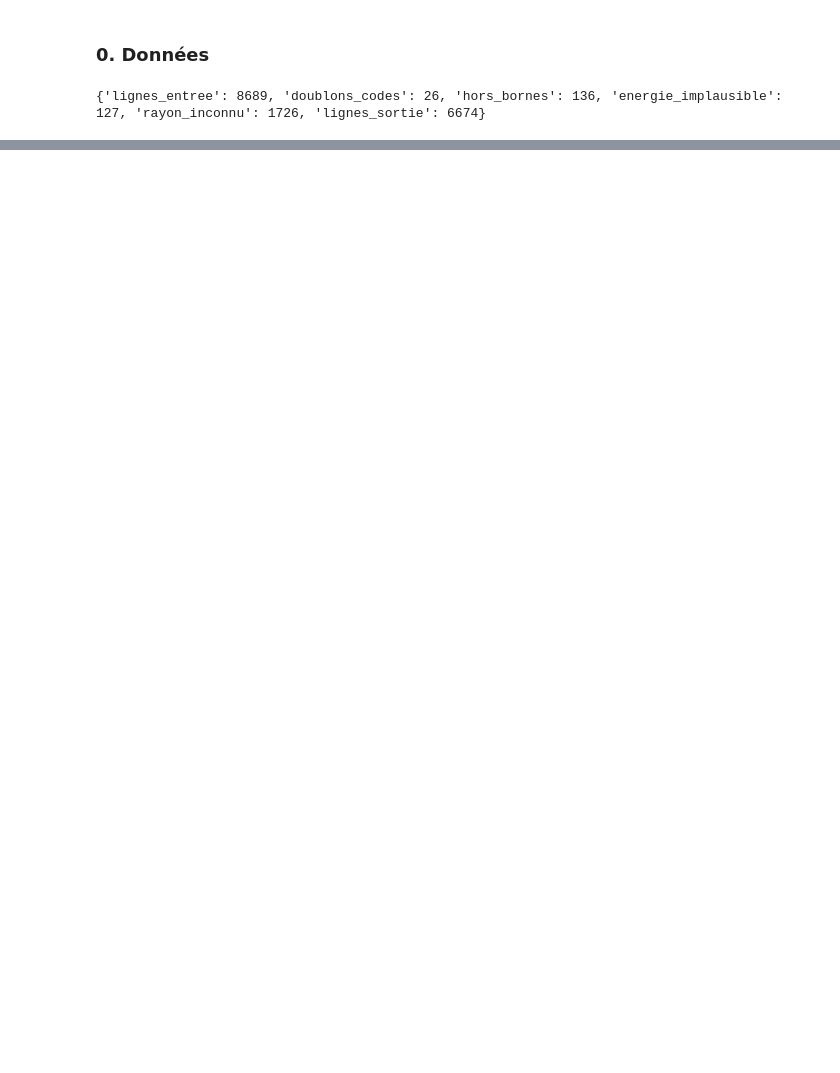
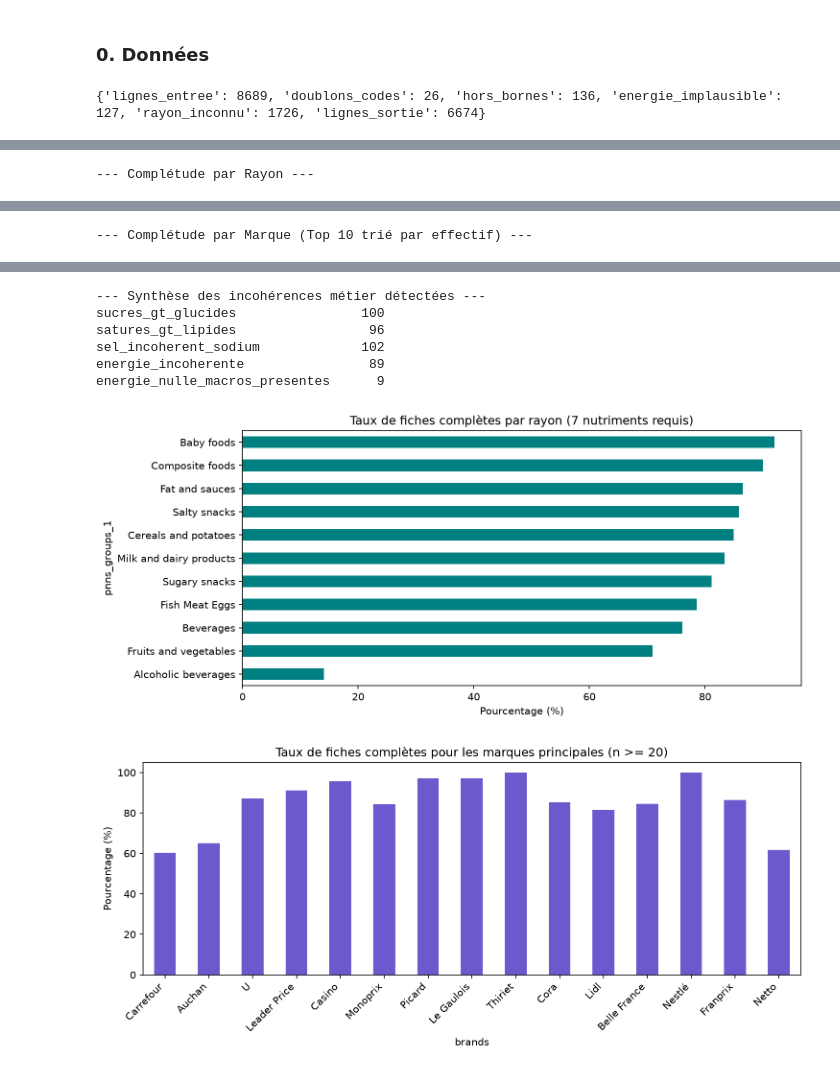
Before and after one commit to experimentall/M2I_Nutriscope, a Jupyter notebook: notebooks/eda_reference.ipynb, the cells around one changed output, grey strips where cells are left out. Cells and saved outputs as stored; diff of their text form; code cells hidden in the pictures; blank space fills up the shorter version.

```diff
--- a/notebooks/eda_reference.ipynb
+++ b/notebooks/eda_reference.ipynb
@@ -257,0 +199,48 @@ Statistique : V de Cramér = 0.3427
+# %%
+print("--- Complétude par Rayon ---")
+completude_rayon = completude_par_groupe(df, groupe=RAYON, colonnes=NUTRIMENTS_CLES, min_n=1)
+display(completude_rayon.round(1))
+
+print("\n--- Complétude par Marque (Top 10 trié par effectif) ---")
+completude_marque = completude_par_groupe(df, groupe="brands", colonnes=NUTRIMENTS_CLES, min_n=20)
+display(completude_marque.sort_values(by="n", ascending=False).head(10).round(1))
+
+print("\n--- Synthèse des incohérences métier détectées ---")
+flags_incoherences = incoherences_metier(df)
+print(flags_incoherences.sum().to_string())
+
+# Figure 1 : Complétude par Rayon (Taux de fiches complètes)
+fig, ax = plt.subplots(figsize=(10, 4.5))
+completude_rayon["taux_fiches_completes"].sort_values().plot(kind="barh", ax=ax, color="teal")
+ax.set_title("Taux de fiches complètes par rayon (7 nutriments requis)")
+ax.set_xlabel("Pourcentage (%)")
+fig.tight_layout()
+figure(fig, "completude_rayon")
+plt.show()
+
+# Figure 2 : Complétude par Marque (Taux de fiches complètes - Top 15 marques par taille)
+fig, ax = plt.subplots(figsize=(10, 4.5))
+completude_marque.sort_values(by="n", ascending=False).head(15)["taux_fiches_completes"].plot(kind="bar", ax=ax, color="slateblue")
+ax.set_title("Taux de fiches complètes pour les marques principales (n >= 20)")
+ax.set_ylabel("Pourcentage (%)")
+plt.xticks(rotation=45, ha="right")
+fig.tight_layout()
+figure(fig, "completude_marque")
+plt.show()
+
+# Figure 3 : Nuage de points Énergie déclarée × Énergie calculée
+fibres_nettoyees = df['fiber_100g'].fillna(0)
+energie_theorique = 9 * df['fat_100g'] + 4 * df['carbohydrates_100g'] + 4 * df['proteins_100g'] + 2 * fibres_nettoyees
+
+fig, ax = plt.subplots(figsize=(6, 5))
+ax.scatter(df['energy-kcal_100g'], energie_theorique, alpha=0.4, s=8, c="darkorange")
+ax.plot([0, 900], [0, 900], color="red", linestyle="--", label="Égalité parfaite")
+ax.set_title("Contrôle de cohérence : Énergie déclarée vs Calculée")
+ax.set_xlabel("Énergie déclarée (kcal/100g)")
+ax.set_ylabel("Énergie calculée (Atwater, kcal/100g)")
+ax.legend()
+fig.tight_layout()
+figure(fig, "coherence_energie")
+plt.show()
+# %% [output]
+--- Complétude par Rayon ---
@@ -257,0 +260 @@ Statistique : V de Cramér = 0.3427
+--- Complétude par Marque (Top 10 trié par effectif) ---
@@ -257,0 +273,8 @@ Statistique : V de Cramér = 0.3427
+--- Synthèse des incohérences métier détectées ---
+sucres_gt_glucides                100
+satures_gt_lipides                 96
+sel_incoherent_sodium             102
+energie_incoherente                89
+energie_nulle_macros_presentes      9
+[figure, added]
+[figure, added]
```
Also changed, not shown: parts of 12 cells of this notebook, 24 other files.
